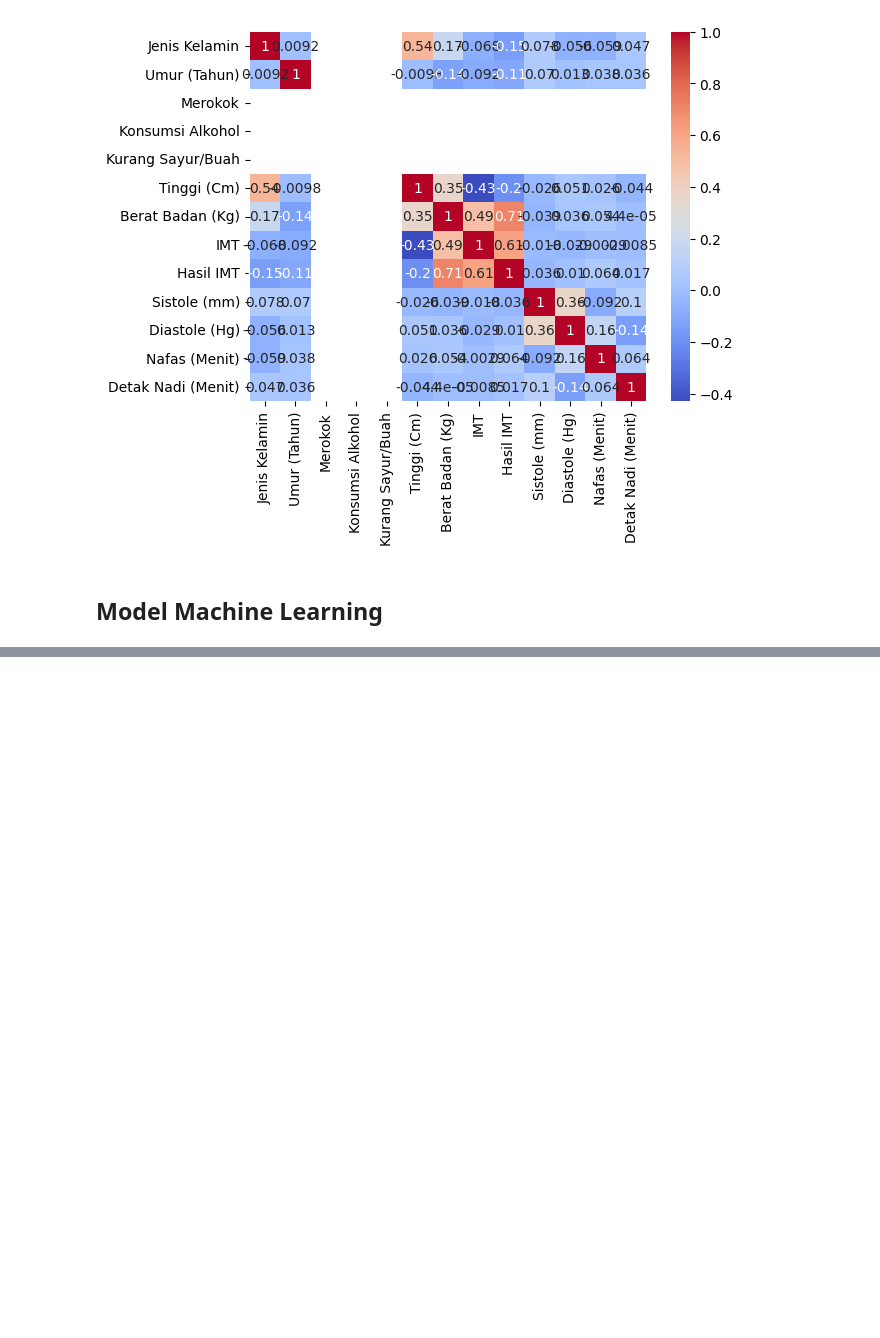
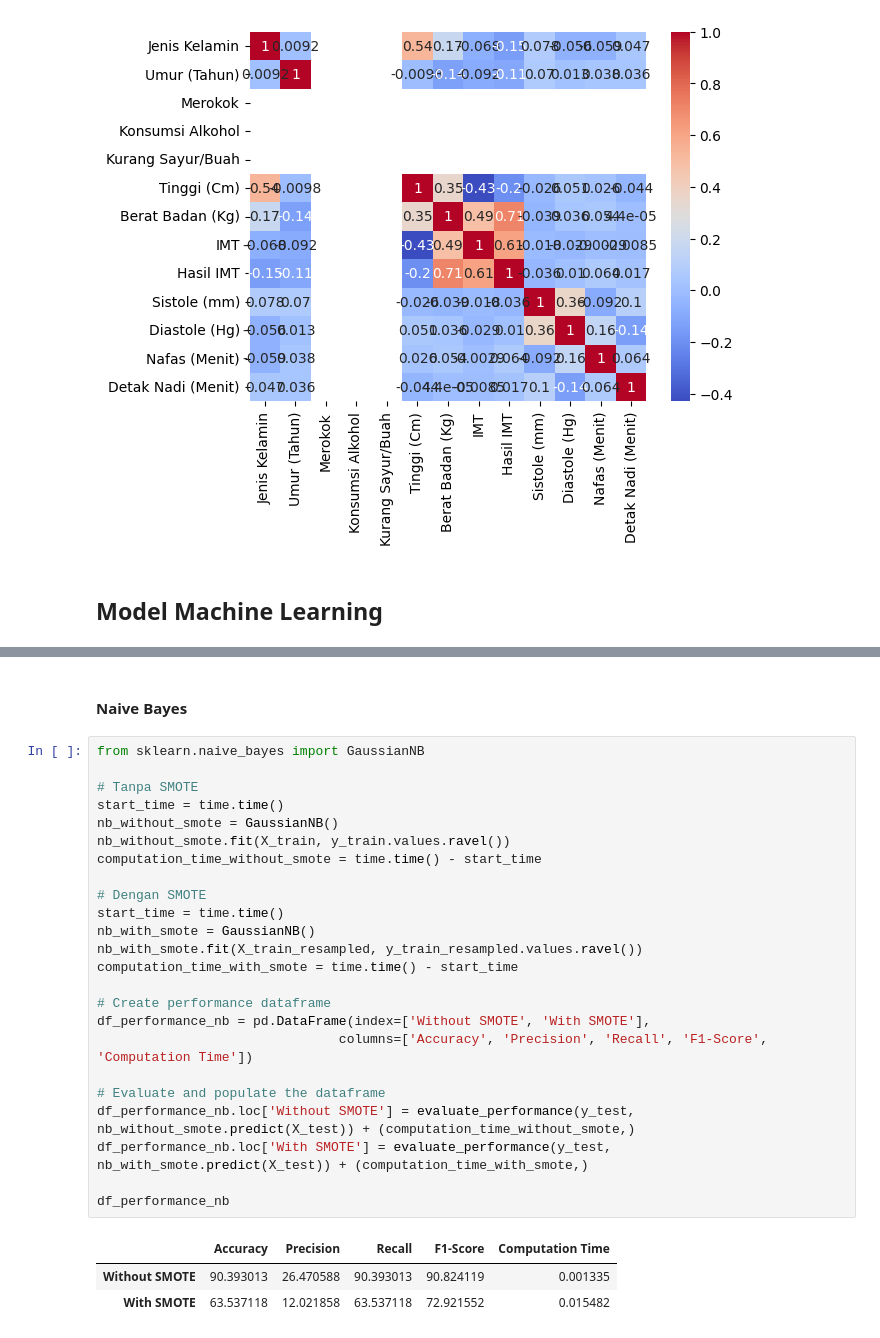
Before and after one commit to iamwilldev/Semester-5, a Jupyter notebook: UAS/UAS.ipynb, the cells around one changed output, grey strips where cells are left out. Cells and saved outputs as stored; diff of their text form; blank space fills up the shorter version.

```diff
--- a/UAS/UAS.ipynb
+++ b/UAS/UAS.ipynb
@@ -245,0 +304,30 @@ Accuracy: 0.9379084967320261
+# %% [markdown]
+#### Naive Bayes
+# %%
+from sklearn.naive_bayes import GaussianNB
+
+# Tanpa SMOTE
+start_time = time.time()
+nb_without_smote = GaussianNB()
+nb_without_smote.fit(X_train, y_train.values.ravel())
+computation_time_without_smote = time.time() - start_time
+
+# Dengan SMOTE
+start_time = time.time()
+nb_with_smote = GaussianNB()
+nb_with_smote.fit(X_train_resampled, y_train_resampled.values.ravel())
+computation_time_with_smote = time.time() - start_time
+
+# Create performance dataframe
+df_performance_nb = pd.DataFrame(index=['Without SMOTE', 'With SMOTE'],
+                               columns=['Accuracy', 'Precision', 'Recall', 'F1-Score', 'Computation Time'])
+
+# Evaluate and populate the dataframe
+df_performance_nb.loc['Without SMOTE'] = evaluate_performance(y_test, nb_without_smote.predict(X_test)) + (computation_time_without_smote,)
+df_performance_nb.loc['With SMOTE'] = evaluate_performance(y_test, nb_with_smote.predict(X_test)) + (computation_time_with_smote,)
+
+df_performance_nb
+# %% [output]
+|  | Accuracy | Precision | Recall | F1-Score | Computation Time |
+| Without SMOTE | 90.393013 | 26.470588 | 90.393013 | 90.824119 | 0.001335 |
+| With SMOTE | 63.537118 | 12.021858 | 63.537118 | 72.921552 | 0.015482 |
```
Also changed, not shown: parts of 13 cells of this notebook, 7 other files.
